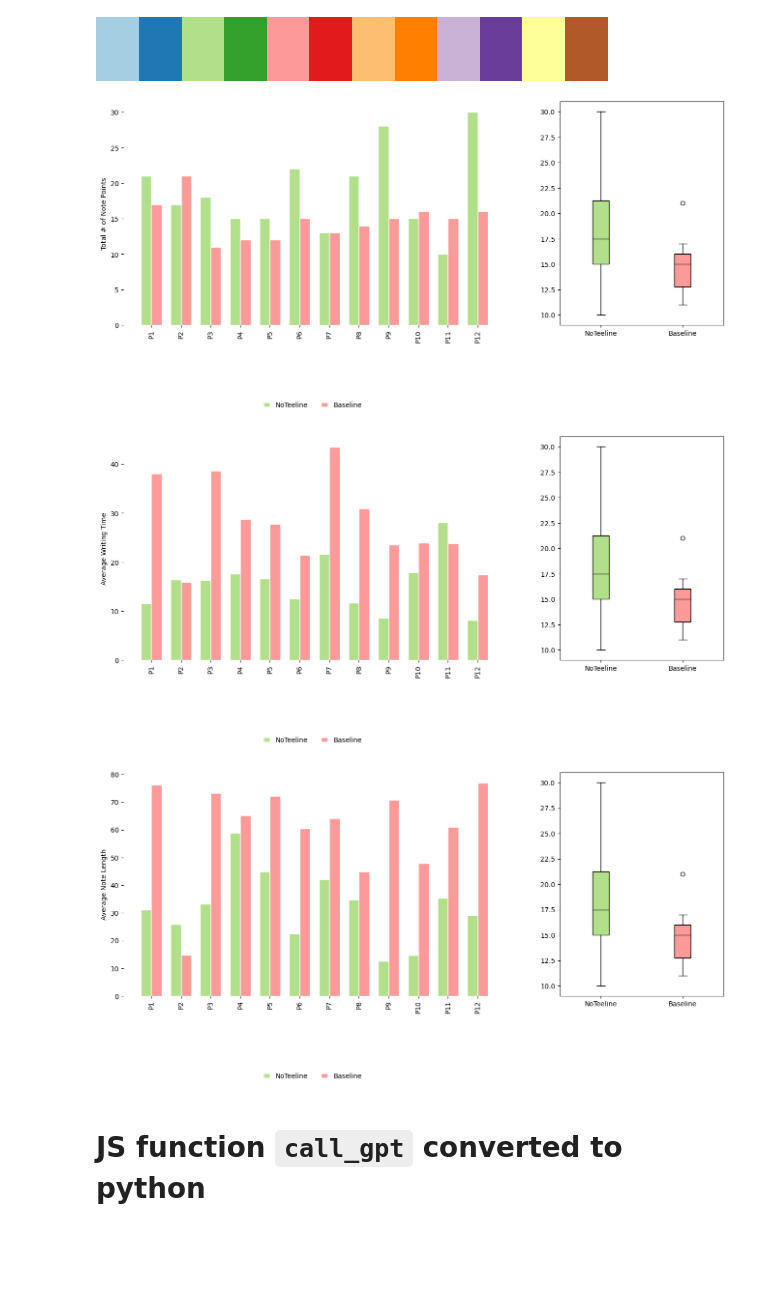
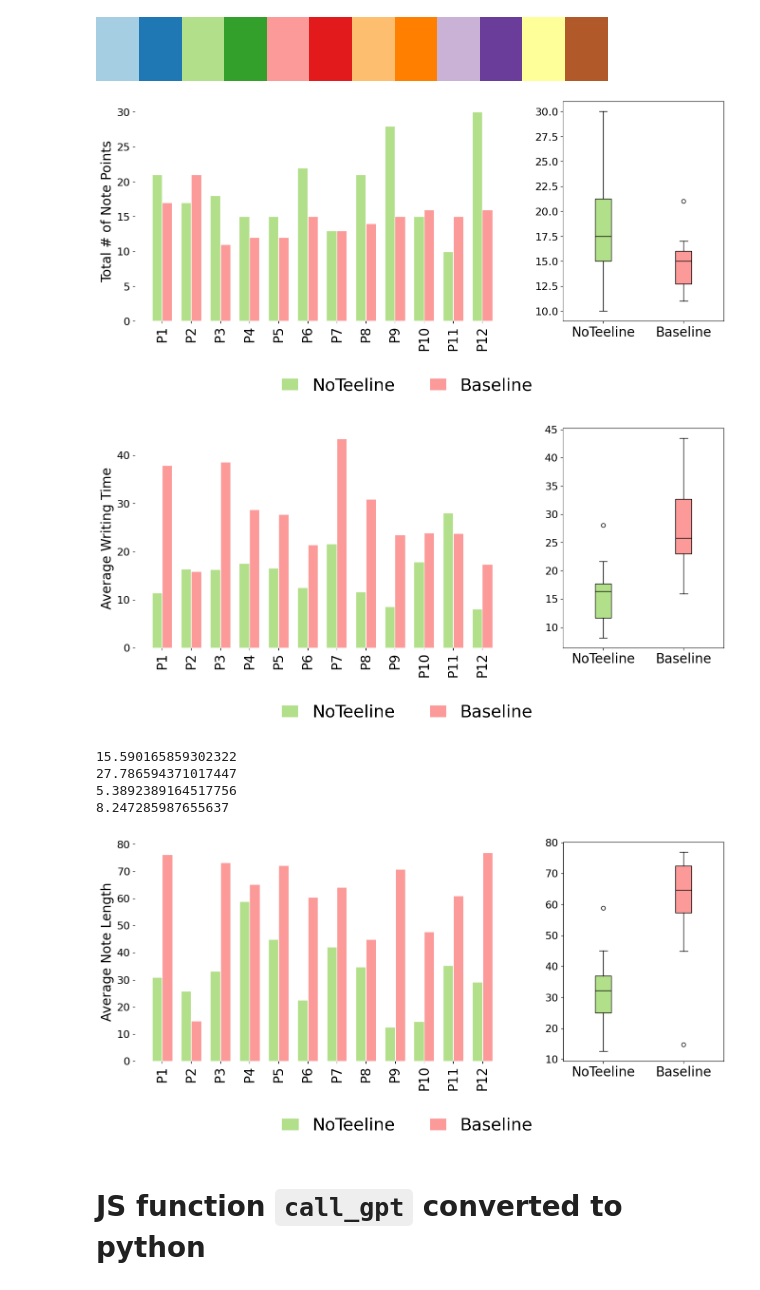
Before and after one commit to Abdus-Samee/NoTeeline, a Jupyter notebook: DataAnalysis/charts.ipynb, the cells around one changed output. Drawn from its saved outputs; the diff is of its cells as text; code cells hidden in the pictures; blank space fills up the shorter version.

Commit message:
Update: Paper figures

```diff
--- a/DataAnalysis/charts.ipynb
+++ b/DataAnalysis/charts.ipynb
@@ -78,6 +78,8 @@ for folder_number in range(1, 13):
                         }
                         for bpd in bullet_points_data['editHistory']
                     ]
+
+                    note_points = note_points[1:-1] # discarding first and last noisy point
 
                     for bpd in bullet_points_data['editHistory']:
                         str_rep += bpd['edit'][-1][0]['e_point']
@@ -888,7 +894,7 @@ ax2.set_ylabel('')
 plt.savefig('note_count_dist_alt.pdf', bbox_inches="tight")
 plt.show()
 # %% [output]
-[figure, old version]
+[figure, new version]
 # %%
 import matplotlib.pyplot as plt
 import numpy as np
@@ -926,7 +932,7 @@ for spine in ax1.spines.values():
 ax1.legend(loc="lower left", bbox_to_anchor=(0.35, -0.4), ncol=2, frameon=False, handlelength=1)
 
 # Box Plot on ax2
-data = [noteeline_cnt, baseline_cnt]
+data = [noteeline_time, baseline_time]
 bp = ax2.boxplot(data, patch_artist=True, positions=[1, 2], widths=0.2)
 
 # Setting colors for the box plot
@@ -945,7 +951,17 @@ ax2.set_ylabel('')
 plt.savefig('time_dist_alt.pdf', bbox_inches="tight")
 plt.show()
 # %% [output]
-[figure, old version]
+[figure, new version]
+# %%
+print(np.mean(noteeline_time))
+print(np.mean(baseline_time))
+print(np.std(noteeline_time))
+print(np.std(baseline_time))
+# %% [output]
+15.590165859302322
+27.786594371017447
+5.3892389164517756
+8.247285987655637
 # %%
 import matplotlib.pyplot as plt
 import numpy as np
@@ -974,35 +990,35 @@ ax1.set_xlabel('')
 ax1.set_ylabel('Average Note Length')
 ax1.set_xticks((r1 + r2) / 2)
 # ax1.set_yticks([])
 ax1.set_xticklabels(pids, rotation=90, ha='center')
 
 # Remove the box around ax1
 for spine in ax1.spines.values():
     spine.set_visible(False)
 # ax1.legend()
 ax1.legend(loc="lower left", bbox_to_anchor=(0.35, -0.4), ncol=2, frameon=False, handlelength=1)
 
 # Box Plot on ax2
-data = [noteeline_cnt, baseline_cnt]
+data = [noteeline_len, baseline_len]
 bp = ax2.boxplot(data, patch_artist=True, positions=[1, 2], widths=0.2)
 
 # Setting colors for the box plot
 colors = [chosen_cmap(2), chosen_cmap(4)]
 for patch, color in zip(bp['boxes'], colors):
     patch.set_facecolor(color)
 
 # Optionally, customize the colors of other components as well
 for element in ['whiskers', 'caps', 'medians', 'fliers']:
     plt.setp(bp[element], color='black')
 
 ax2.set_xticklabels(['NoTeeline', 'Baseline'])
 ax2.set_ylabel('')
 # plt.box(False)
 # plt.tight_layout()
 plt.savefig('len_note_points_dist_alt.pdf', bbox_inches="tight")
 plt.show()
 # %% [output]
-[figure, old version]
+[figure, new version]
 # %%
 import matplotlib.pyplot as plt
 import numpy as np
```
Also changed, not shown: parts of 2 cells of this notebook, 1 other file.
